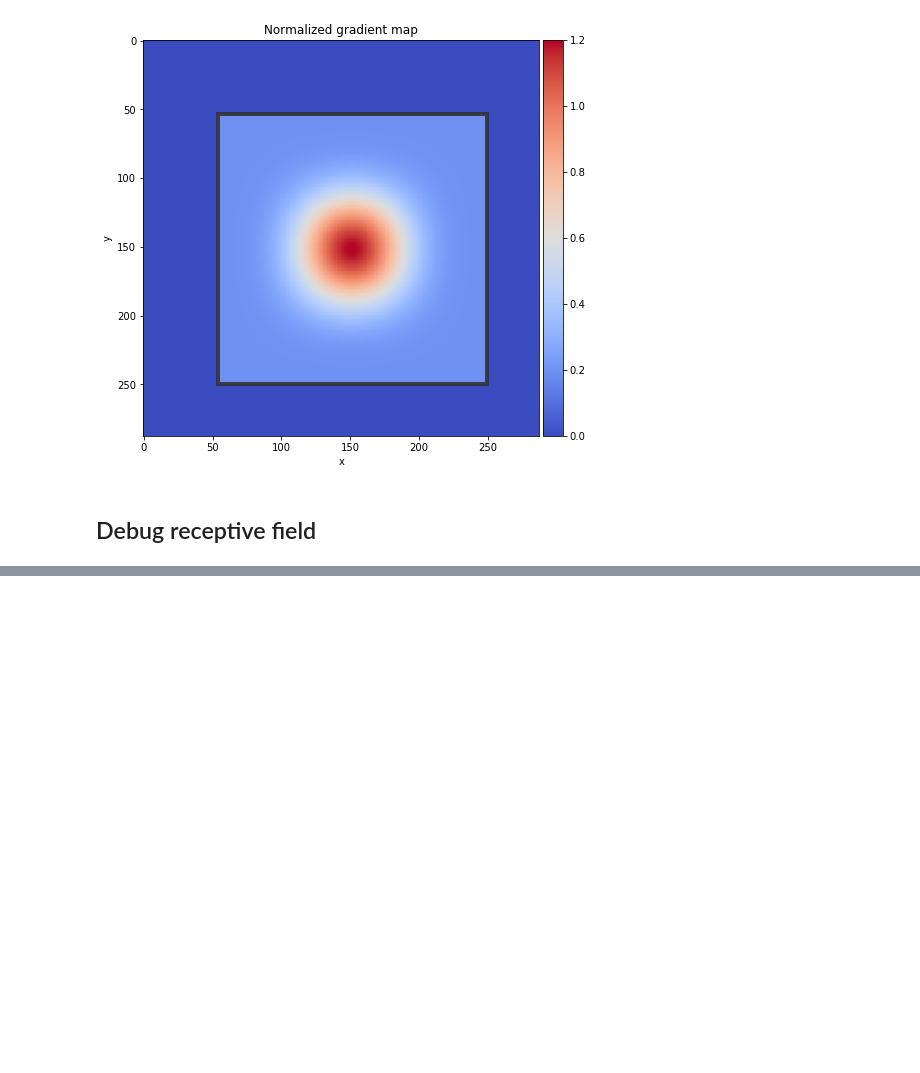
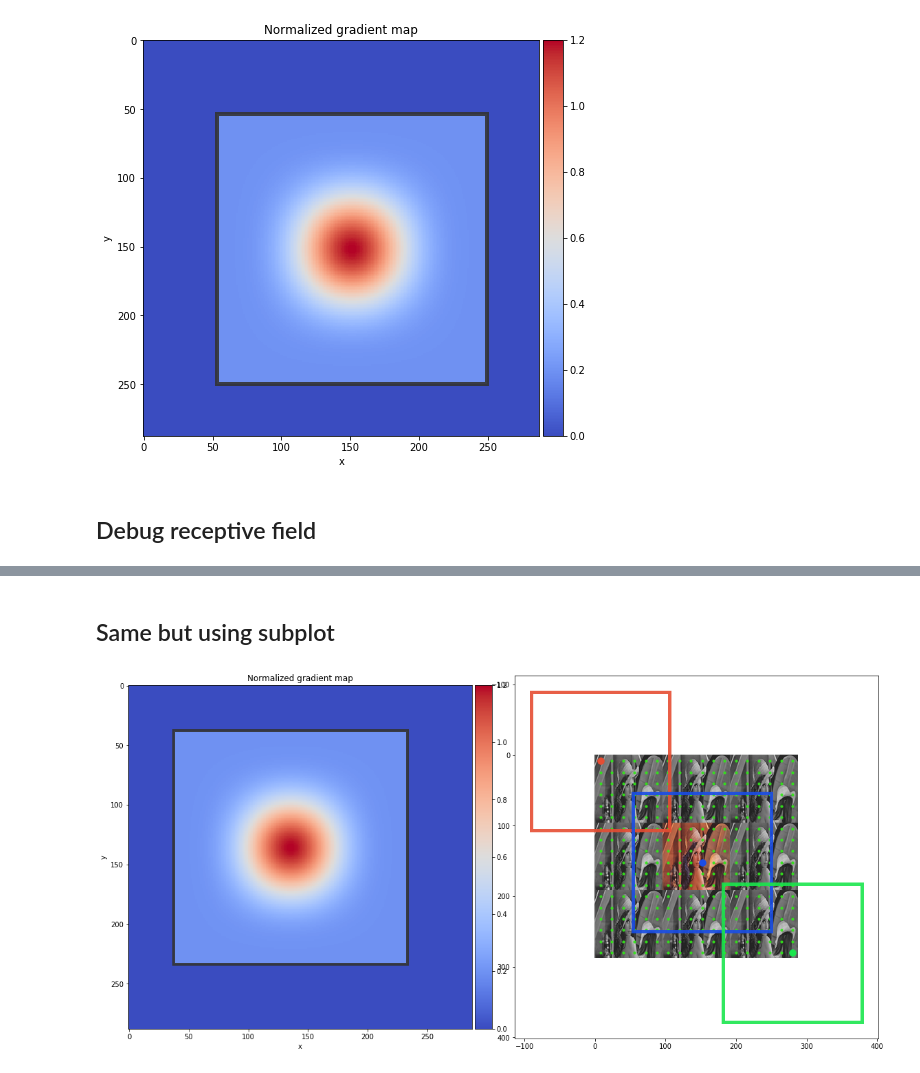
Before and after one commit to shelfwise/receptivefield, a Jupyter notebook: notebooks/tensorflow_api.ipynb, the cells around one changed output, grey strips where cells are left out. Saved outputs shown, nothing was run; the diff lists cells and outputs as text; code cells hidden in the pictures; blank space fills up the shorter version.

```diff
--- a/notebooks/tensorflow_api.ipynb
+++ b/notebooks/tensorflow_api.ipynb
@@ -130,0 +117,11 @@ plt.savefig("../img/demo_tf_rf_debug.jpg", dpi=128)
+# %% [markdown]
+## Same but using subplot
+# %%
+import matplotlib.pyplot as plt
+plt.figure(figsize=(16, 8))
+ax = plt.subplot(121)
+rf.plot_gradient_at((8, 8), image=None, axis=ax)
+ax = plt.subplot(122)
+rf.plot_rf_grid(custom_image=image, axis=ax)
+# %% [output]
+[figure, added]
```
Also changed, not shown: parts of 3 cells of this notebook, 3 other files.
